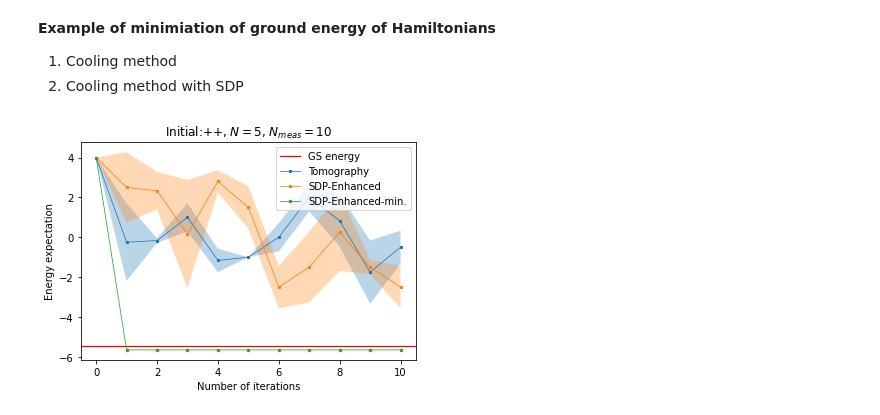
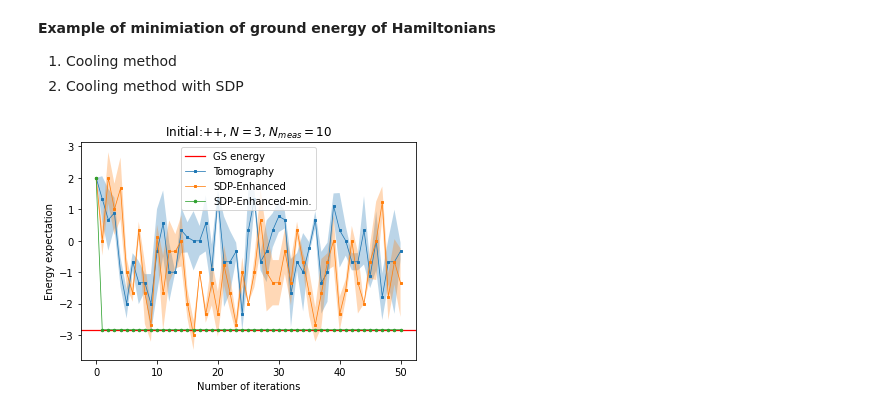
Before and after one commit to ZheruiWANG/SDP-for-VQE, a Jupyter notebook: More-Qubit Pro v3.0/algorithmic_cooling_final.ipynb, the cells around one changed output. Saved outputs shown, nothing was run; the diff lists cells and outputs as text; code cells hidden in the pictures.

```diff
--- a/More-Qubit Pro v3.0/algorithmic_cooling_final.ipynb
+++ b/More-Qubit Pro v3.0/algorithmic_cooling_final.ipynb
@@ -606,11 +630,15 @@ def algorithmic_cooling(input_state, N_opt, N_meas,
                                                                                     ) # dm_SDP is the density matrices by SDP
 
             expH_dm_SDPvalue_iter.append(E_min_C01_value) # Save the solved SDP min. value
-            dm_dict = get_rdm_dict(dm_SDP, meas_dataset, h_set, H_global_list, N, M, K)
-            layer_operators_list = find_layer_operator(dm_dict, h_set, H_global_list, N, M, K, num_of_sweep)
+            layer_operators_list = find_layer_operator(dm_SDP, meas_dataset, input_state, N_meas,
+                                                       h_set, H_global_list, N, M, K,
+                                                       num_of_sweep,
+                                                       model_type)
         else:
-            dm_dict = get_rdm_dict(dm_hat, meas_dataset, h_set, H_global_list, N, M, K)
-            layer_operators_list = find_layer_operator(dm_dict, h_set, H_global_list, N, M, K, num_of_sweep)
+            layer_operators_list = find_layer_operator(dm_hat, meas_dataset, input_state, N_meas,
+                                                       h_set, H_global_list, N, M, K,
+                                                       num_of_sweep,
+                                                       model_type)
 
         # Get the expectation value <H>
         exp_H_new = 0
@@ -620,7 +648,7 @@ def algorithmic_cooling(input_state, N_opt, N_meas,
         expH_dm_iter.append(exp_H_new) # Save the expectation value <H>
 
         # Evolve the state with the calculated layer operator
-        for i in range(len(layer_operators_list)):
+        for i in range(len(layer_operators_list)): # The length of layer_operators_list corresponds to how many sweeps we do in each iteration
 
             layer_operators = layer_operators_list[i]
 
@@ -768,34 +796,34 @@ def main(initial_guess, N_opt, N_meas, num_of_shots,
 H_local_list = ['XX','YY'] # Pauli string representation of the local Hamiltonian of subsystems
 model_type = 'open'
 M = 2 # Number of qubits of subsystems
 G = 3 # Number of qubits of partial global system (C1)
 
-N_opt = 10 # Number of iterations of cooling
-num_of_shots = 2 # Number of experiments we do
+N_opt = 50 # Number of iterations of cooling
+num_of_shots = 3 # Number of experiments we do
 
 data = []
-for N in [5]: # Number of qubits of the entire system
+for N in [3]: # Number of qubits of the entire system
     for N_meas in [10]: # Number of measurements in all basis each loop
         for initial_guess in ['++']:
             avg_expH, std_expH, avg_expH_enhanced, std_expH_enhanced, avg_expH_enhanced_SDPvalue, std_expH_enhanced_SDPvalue, ground_state_energy = main(initial_guess, N_opt, N_meas, num_of_shots,
                                                                                                                                                 N, M, G, H_local_list, model_type)
             for i in list(range(N_opt+1)):
                 # Save data to Panda DataFrame
                 df = {
                     'N_opt': i,
                     'avg_expH': avg_expH[i],
                     'std_expH': std_expH[i],
                     'avg_expH_enhanced': avg_expH_enhanced[i],
                     'std_expH_enhanced': std_expH_enhanced[i],
                     'avg_expH_enhanced_SDPvalue': avg_expH_enhanced_SDPvalue[i],
                     'std_expH_enhanced_SDPvalue': std_expH_enhanced_SDPvalue[i],
                     'N': N,
                     'N_meas': N_meas,
                     'Initial_state': initial_guess
                 }
                 data.append(df)
 
 df = pd.DataFrame(data)
 df.to_csv('experiment_data.csv', index=False) # Save the DataFrame to a CSV file
 # %% [output]
-[figure, old version]
+[figure, new version]
```
Also changed, not shown: parts of 1 cell of this notebook, 8 other files.
